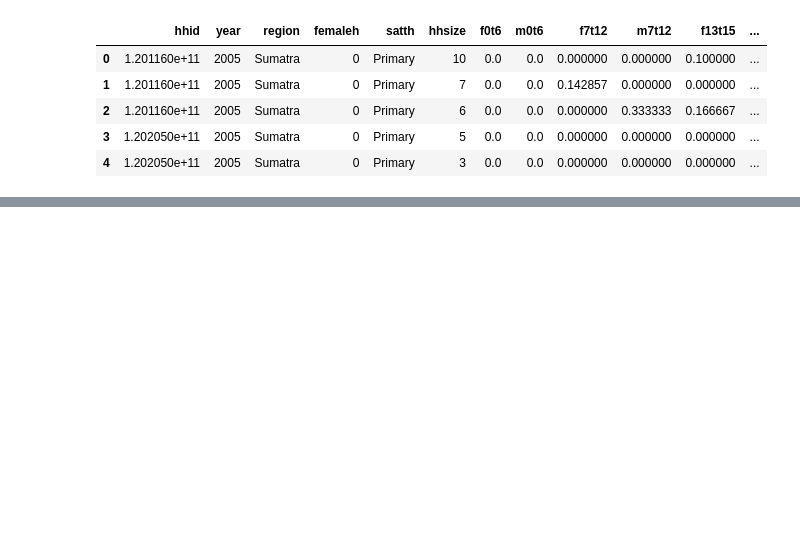
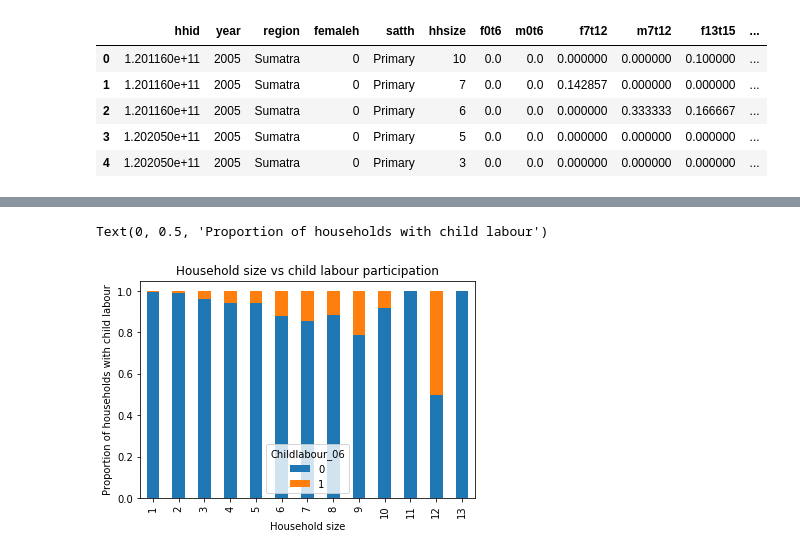
Before and after one commit to Laurie1990/Project3, a Jupyter notebook: data_cleaning_preprocessing.ipynb, the cells around one changed output, grey strips where cells are left out. Cells and saved outputs as stored; diff of their text form; code cells hidden in the pictures; blank space fills up the shorter version.

```diff
--- a/data_cleaning_preprocessing.ipynb
+++ b/data_cleaning_preprocessing.ipynb
@@ -189,0 +257,9 @@ cleaned_data = cleaned_data.rename(columns={'Childlabour_x': 'Childlabour_05', '
+# %%
+table=pd.crosstab(cleaned_data.hhsize, cleaned_data.Childlabour_06)
+table.div(table.sum(1).astype(float), axis=0).plot(kind='bar', stacked=True)
+plt.title('Household size vs child labour participation')
+plt.xlabel('Household size')
+plt.ylabel('Proportion of households with child labour')
+# %% [output]
+Text(0, 0.5, 'Proportion of households with child labour')
+[figure, added]
```
Also changed, not shown: parts of 25 cells of this notebook, 2 other files.
